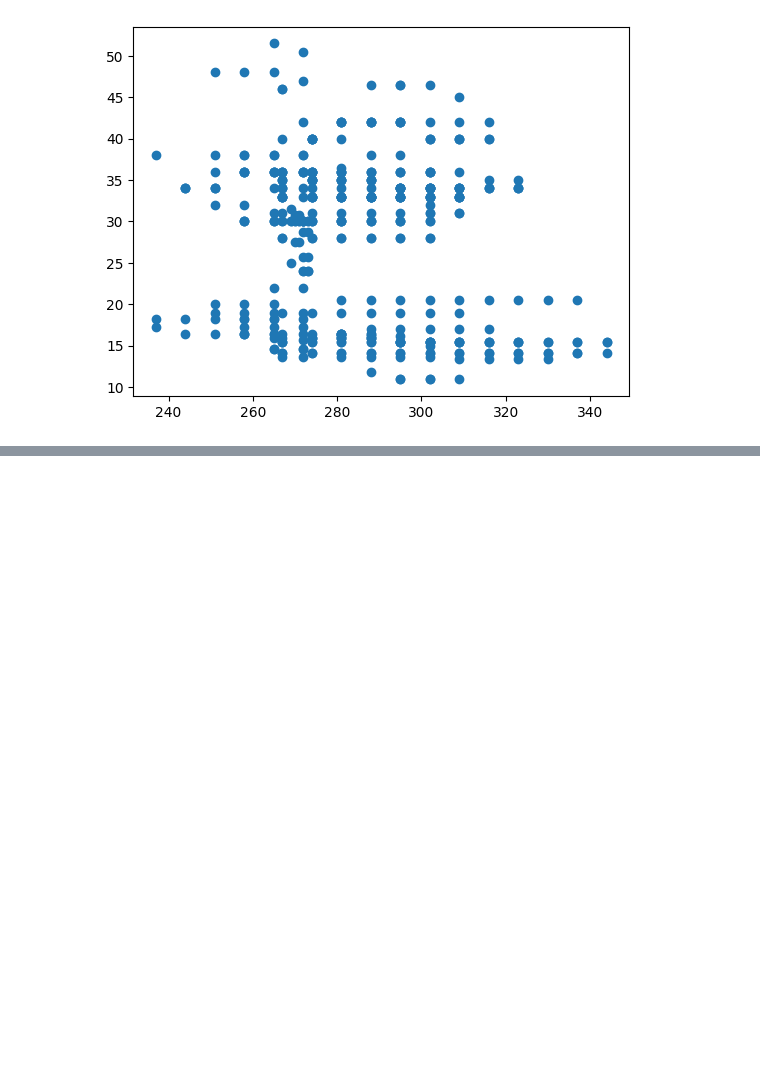
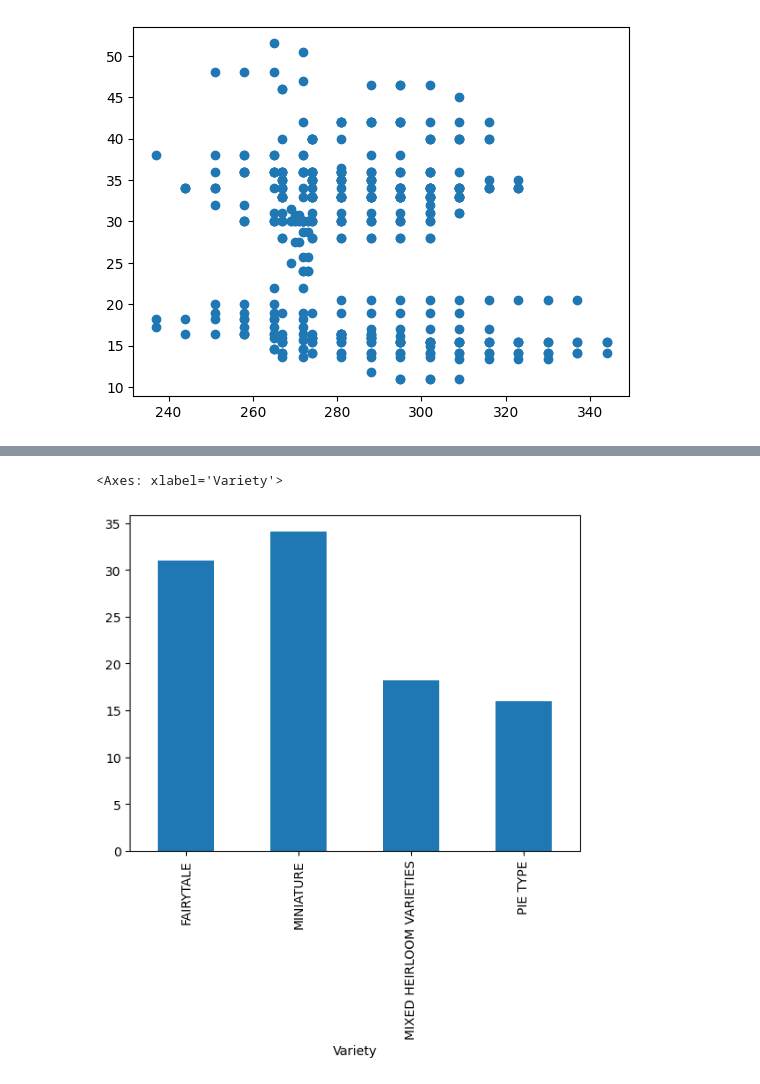
Before and after one commit to mym0404/ML-For-Beginners, a Jupyter notebook: 2-Regression/3-Linear/notebook.ipynb, the cells around one changed output, grey strips where cells are left out. Drawn from its saved outputs; the diff is of its cells as text; code cells hidden in the pictures; blank space fills up the shorter version.

```diff
--- a/2-Regression/3-Linear/notebook.ipynb
+++ b/2-Regression/3-Linear/notebook.ipynb
@@ -73,0 +91,5 @@ plt.scatter('DayOfYear','Price',data=new_pumpkins)
+# %%
+new_pumpkins.groupby('Variety')['Price'].mean().plot(kind='bar')
+# %% [output]
+<Axes: xlabel='Variety'>
+[figure, added]
```
Also changed, not shown: parts of 12 cells of this notebook, 1 other file.
